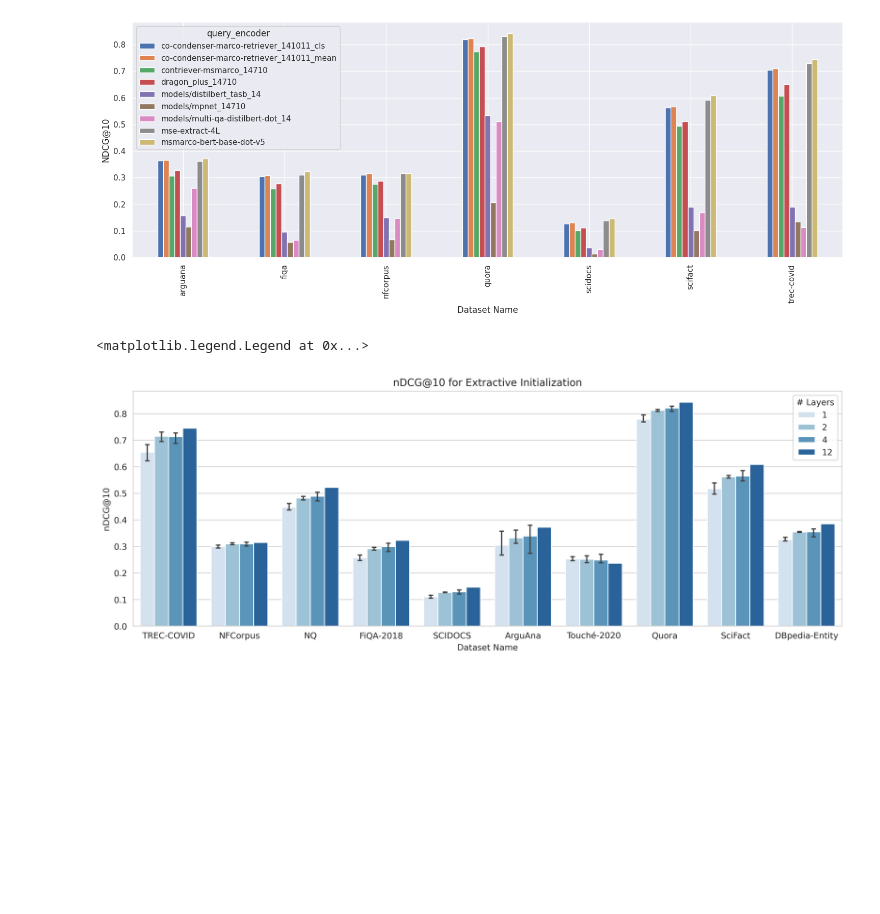
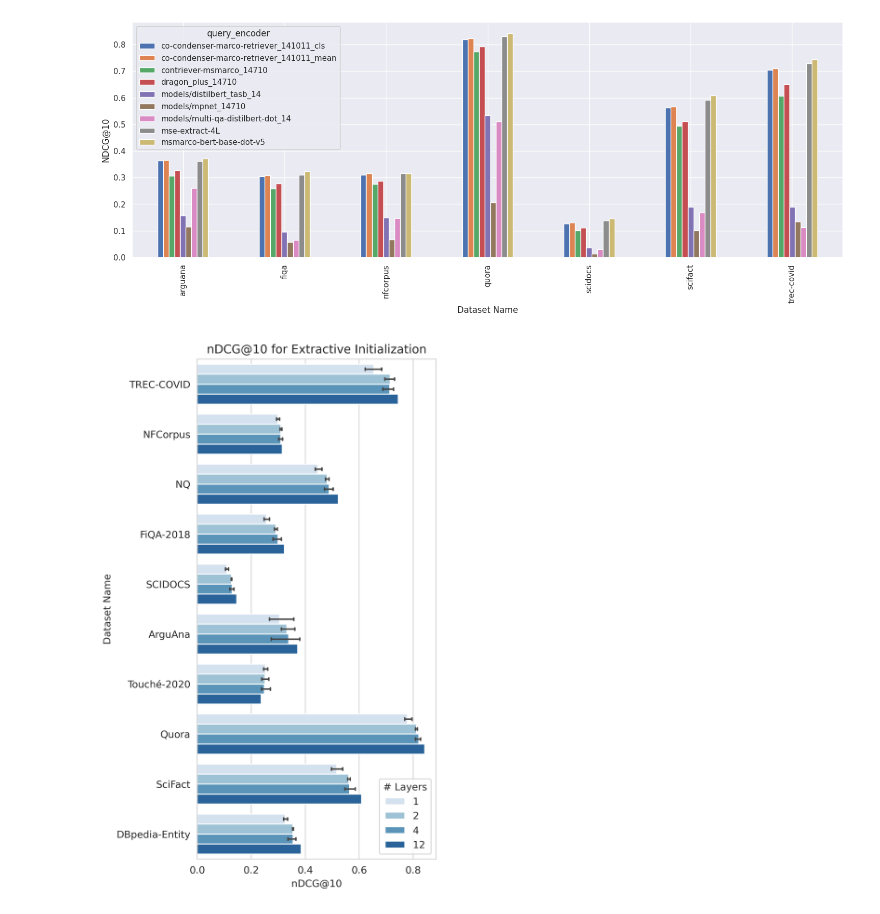
Before and after one commit to Guest400123064/distill-retriever, a Jupyter notebook: notebooks/1-plot.ipynb, the cells around one changed output. Saved outputs shown, nothing was run; the diff lists cells and outputs as text; code cells hidden in the pictures; blank space fills up the shorter version.

```diff
--- a/notebooks/1-plot.ipynb
+++ b/notebooks/1-plot.ipynb
@@ -50,37 +50,39 @@ def get_ds_name(x) -> str:
         "msmarco":          "MS MARCO",
         "webis-touche2020": "Touché-2020",
         "fiqa":             "FiQA-2018",
         "trec-covid":       "TREC-COVID",
         "nfcorpus":         "NFCorpus",
         "nq":               "NQ",
         "quora":            "Quora",
         "scifact":          "SciFact",
         "scidocs":          "SCIDOCS",
         "arguana":          "ArguAna",
         "dbpedia-entity":   "DBpedia-Entity",
     }
     return table[x]
 
 
 df_extract = pd.read_csv(DIR_EVAL / "eval_results_extract.csv")
 df_extract["n_layers"] = df_extract["query_encoder"].map(get_num_layers)
 df_extract["dataset_name"] = df_extract["dataset_name"].map(get_ds_name)
 
-fig, ax = plt.subplots(figsize=(15, 5), dpi=400)
+fig, ax = plt.subplots(figsize=(5, 8), dpi=400)
 barplot = sns.barplot(data=df_extract,
-                      x="dataset_name",
-                      y="NDCG@10",
+                      y="dataset_name",
+                      x="NDCG@10",
                       errorbar=lambda x: (x.min(), x.max()),
                       hue="n_layers",
                       palette=sns.color_palette("Blues", n_colors=df_extract["n_layers"].nunique()),
                       capsize=.05,
                       errwidth=1.5,
+                      orient="h",
                       ax=ax)
 
 ax.set_title("nDCG@10 for Extractive Initialization")
-ax.set_xlabel("Dataset Name")
-ax.set_ylabel("nDCG@10")
+ax.set_ylabel("Dataset Name")
+ax.set_xlabel("nDCG@10")
 ax.legend(title="# Layers")
+
+fig.tight_layout()
 # %% [output]
-<matplotlib.legend.Legend at 0x...>
-[figure, old version]
+[figure, new version]
```
Also changed, not shown: 1 other file.
